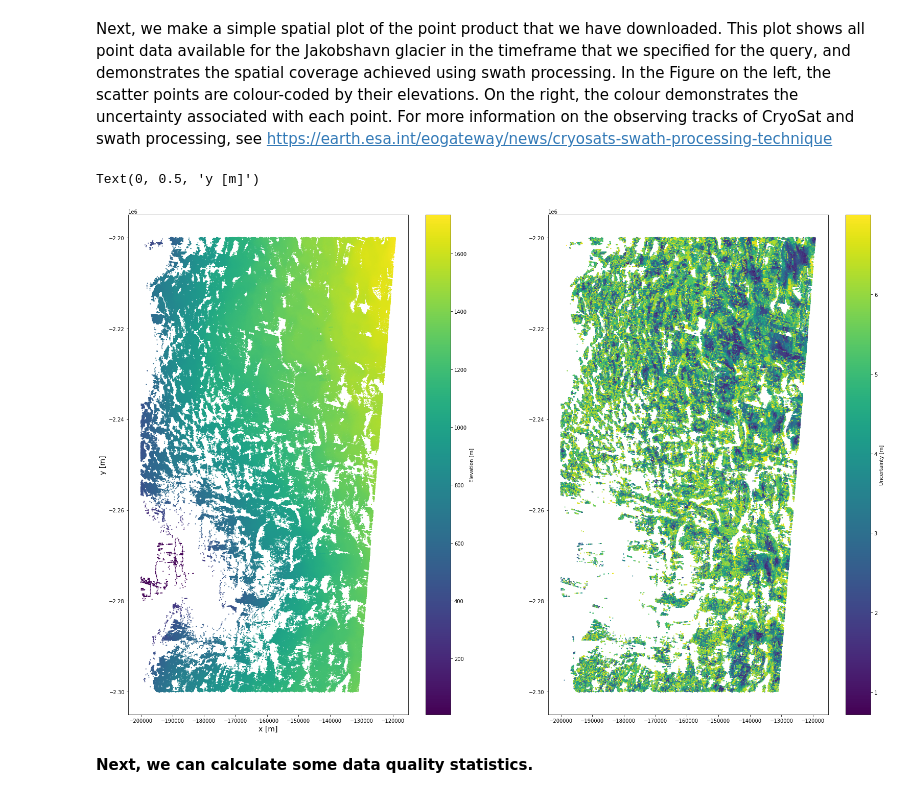
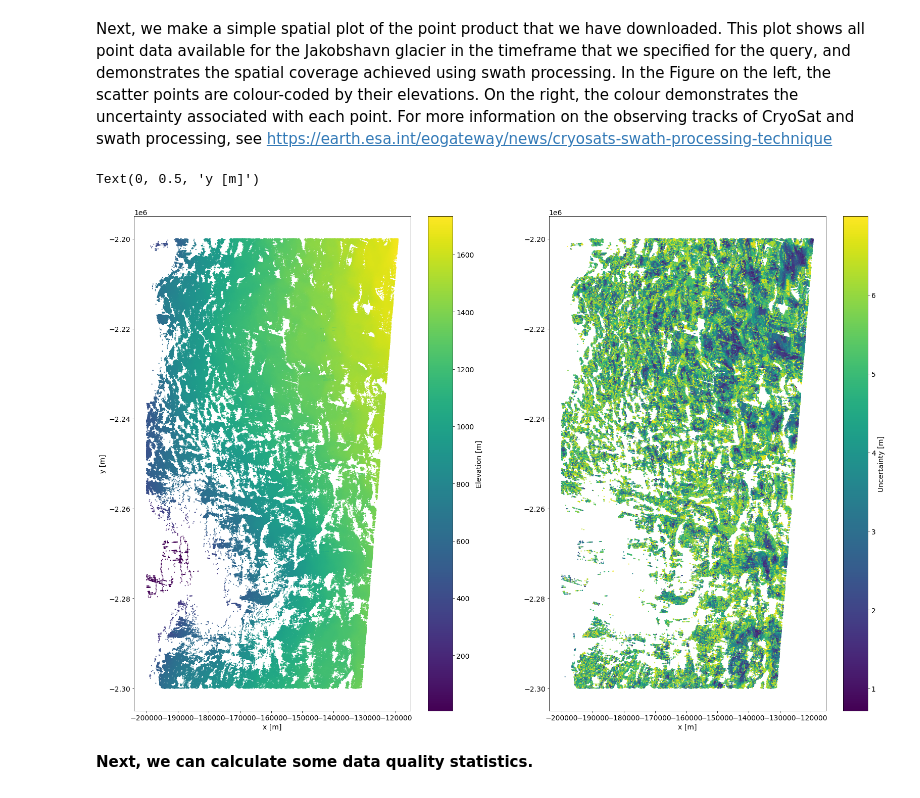
Before and after one commit to earthwave/eolis_demo_notebooks, a Jupyter notebook: cryotempo_eolis_download_plot_point_data.ipynb, the cells around one changed output. Saved outputs shown, nothing was run; the diff lists cells and outputs as text; code cells hidden in the pictures.

```diff
--- a/cryotempo_eolis_download_plot_point_data.ipynb
+++ b/cryotempo_eolis_download_plot_point_data.ipynb
@@ -35,6 +35,8 @@ import numpy as np
 import matplotlib.dates as mdate
 import os
 from ftplib import FTP
+
+plt.rcParams.update({'font.size': 14})
 # %% [markdown]
 <strong>The following four cells contain the python script necessary to download the results of the query described above from the ESA FTP servers. It is taken verbatim from the script generated by a cs2eo query - one could run said script in place of these 4 cells, for any query of your choice. The data is downloaded to your current working directory. This query will download 11 files containing point product data for and area of Greenland that includes the Jakobshavn glacier.</strong>
 # %% [markdown]
@@ -169,17 +171,17 @@ Next, we make a simple spatial plot of the point product that we have downloaded
 # %%
 fig, axs = plt.subplots(1,2,figsize=(27,18))
 
 c = axs[0].scatter(full_query_results['x'], full_query_results['y'], c=full_query_results['elevation'], s=1, cmap='viridis')
-plt.colorbar(c, ax = axs[0], label='Elevation [m]', fontsize=14)
+plt.colorbar(c, ax = axs[0], label='Elevation [m]')
 u = axs[1].scatter(full_query_results['x'], full_query_results['y'], c=full_query_results['uncertainty'], s=1, cmap='viridis')
-plt.colorbar(u, ax = axs[1], label='Uncertainty [m]', fontsize=14)
+plt.colorbar(u, ax = axs[1], label='Uncertainty [m]')
 
-axs[0].set_xlabel('x [m]',fontsize=14)
-axs[0].set_xlabel('x [m]',fontsize=14)
-axs[0].set_ylabel('y [m]',fontsize=14)
+axs[0].set_xlabel('x [m]')
+axs[1].set_xlabel('x [m]')
+axs[0].set_ylabel('y [m]')
 # %% [output]
 Text(0, 0.5, 'y [m]')
-[figure, old version]
+[figure, new version]
 # %% [markdown]
 <strong> Next, we can calculate some data quality statistics. </strong>
 # %% [markdown]
```
Also changed, not shown: parts of 2 cells of this notebook, 1 other file.
